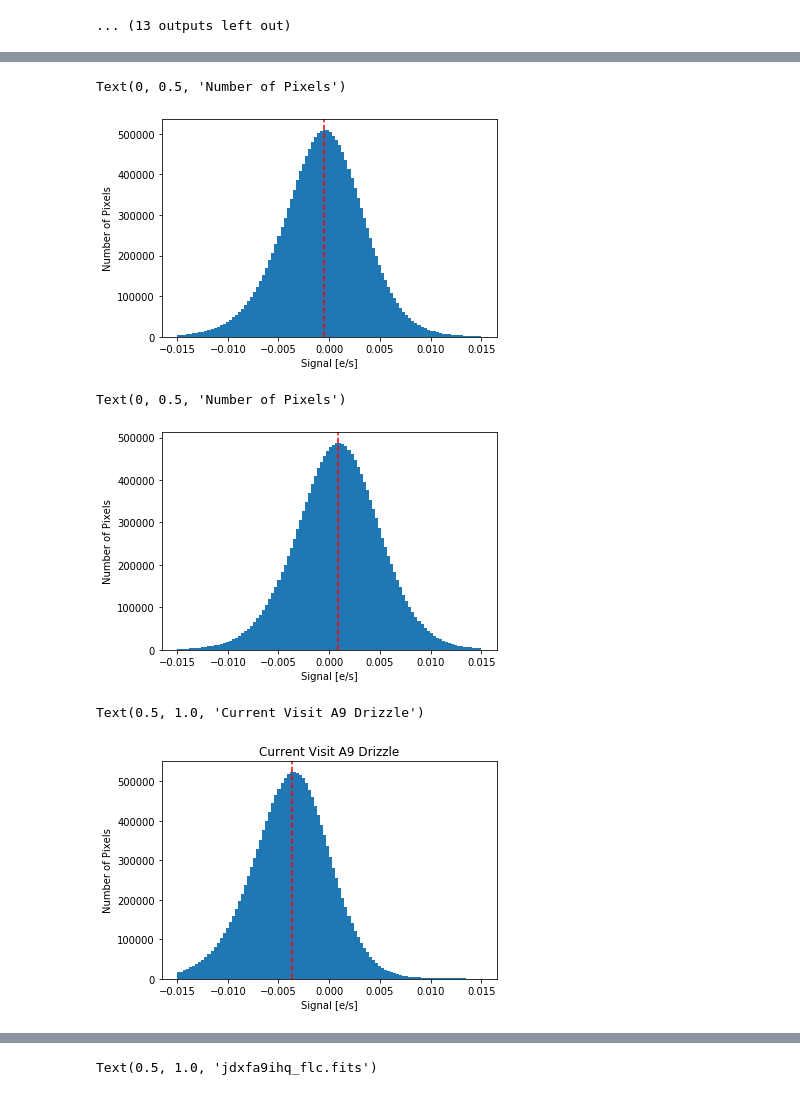
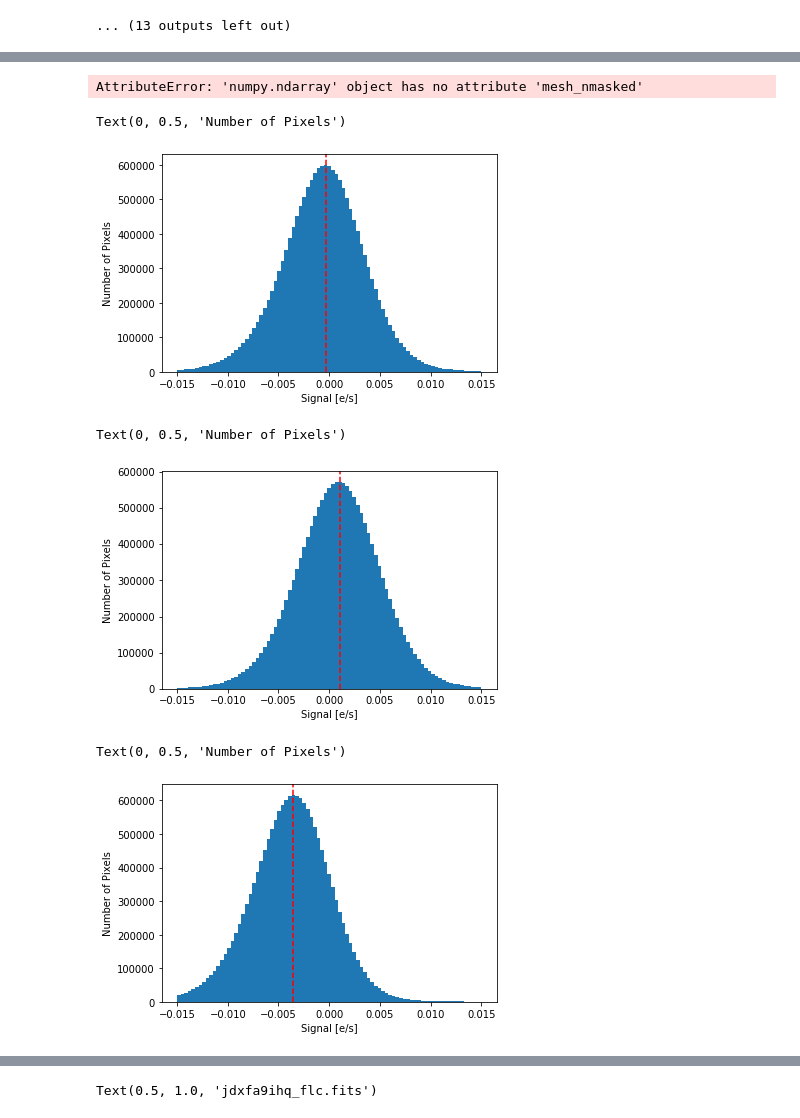
Before and after one commit to bsunnquist/uvis-skydarks, a Jupyter notebook: remove_gradients.ipynb, the cells around one changed output, grey strips where cells are left out. Saved outputs shown, nothing was run; the diff lists cells and outputs as text; code cells hidden in the pictures.

```diff
--- a/remove_gradients.ipynb
+++ b/remove_gradients.ipynb
@@ -307,5 +427,9 @@ Preserving original of:  jdxfa9ihq_flc.fits as  OrIg_files/jdxfa9ihq_flc.fits
 
 Trailer file written to:  astrodrizzle.log
+# %%
+bkg.mesh_nmasked
+# %% [output]
+AttributeError: 'numpy.ndarray' object has no attribute 'mesh_nmasked'
 # %%
 from astropy.io import fits
 import matplotlib
@@ -314,37 +438,49 @@ import numpy as np
 %matplotlib inline
 
 
-d = fits.getdata('../test_feb2021_new_code/final_drc.fits', 'SCI').flatten()
-a = plt.hist(d, bins=100, range=(-.015,.015))
-plt.axvline(np.nanmedian(d), color='red', ls='--')
+d = fits.getdata('./test_feb2021_new_code/final_drc.fits', 'SCI').flatten()
+n,bins,patches = plt.hist(d, bins=85, range=(-.015,.015))
+
+bin_centers = (bins[:-1] + bins[1:]) / 2
+nmax = bin_centers[n==max(n)]
+
+plt.axvline(np.nanmedian(nmax), color='red', ls='--')
 #plt.yscale('log')
 plt.xlabel('Signal [e/s]')
 plt.ylabel('Number of Pixels')
 #plt.title('New Visit A9 Drizzle')
 # %% [output]
 Text(0, 0.5, 'Number of Pixels')
-[figure, old version]
+[figure, new version]
 # %%
 d = fits.getdata('./test_feb2021_orig_code/final_drc.fits', 'SCI').flatten()
-a = plt.hist(d, bins=100, range=(-.015,.015))
-plt.axvline(np.nanmedian(d), color='red', ls='--')
+n,bins,patches = plt.hist(d, bins=85, range=(-.015,.015))
+
+bin_centers = (bins[:-1] + bins[1:]) / 2
+nmax = bin_centers[n==max(n)]
+
+plt.axvline(np.nanmedian(nmax), color='red', ls='--')
 #plt.yscale('log')
 plt.xlabel('Signal [e/s]')
 plt.ylabel('Number of Pixels')
 #plt.title('New Visit A9 Drizzle')
 # %% [output]
 Text(0, 0.5, 'Number of Pixels')
-[figure, old version]
+[figure, new version]
 # %%
 d = fits.getdata('./test_feb2021/final_drc.fits', 'SCI').flatten()
-a = plt.hist(d, bins=100, range=(-.015,.015))
-plt.axvline(np.nanmedian(d), color='red', ls='--')
+n,bins,patches = plt.hist(d, bins=85, range=(-.015,.015))
+
+bin_centers = (bins[:-1] + bins[1:]) / 2
+nmax = bin_centers[n==max(n)]
+
+plt.axvline(np.nanmedian(nmax), color='red', ls='--')
 #plt.yscale('log')
 plt.xlabel('Signal [e/s]')
 plt.ylabel('Number of Pixels')
-plt.title('Current Visit A9 Drizzle')
+#plt.title('Current Visit A9 Drizzle')
 # %% [output]
-Text(0.5, 1.0, 'Current Visit A9 Drizzle')
+Text(0, 0.5, 'Number of Pixels')
-[figure, old version]
+[figure, new version]
 # %%
 d = fits.getdata('./final_drc_old.fits', 'SCI').flatten()
```
Also changed, not shown: parts of 24 cells of this notebook.
